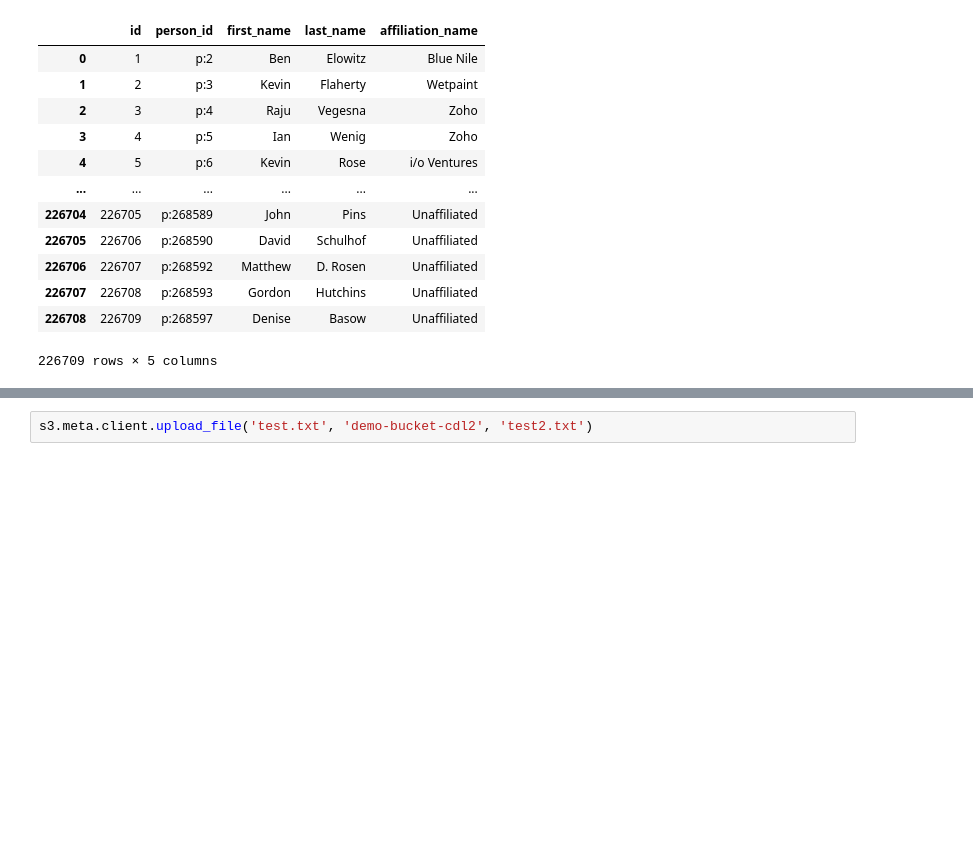
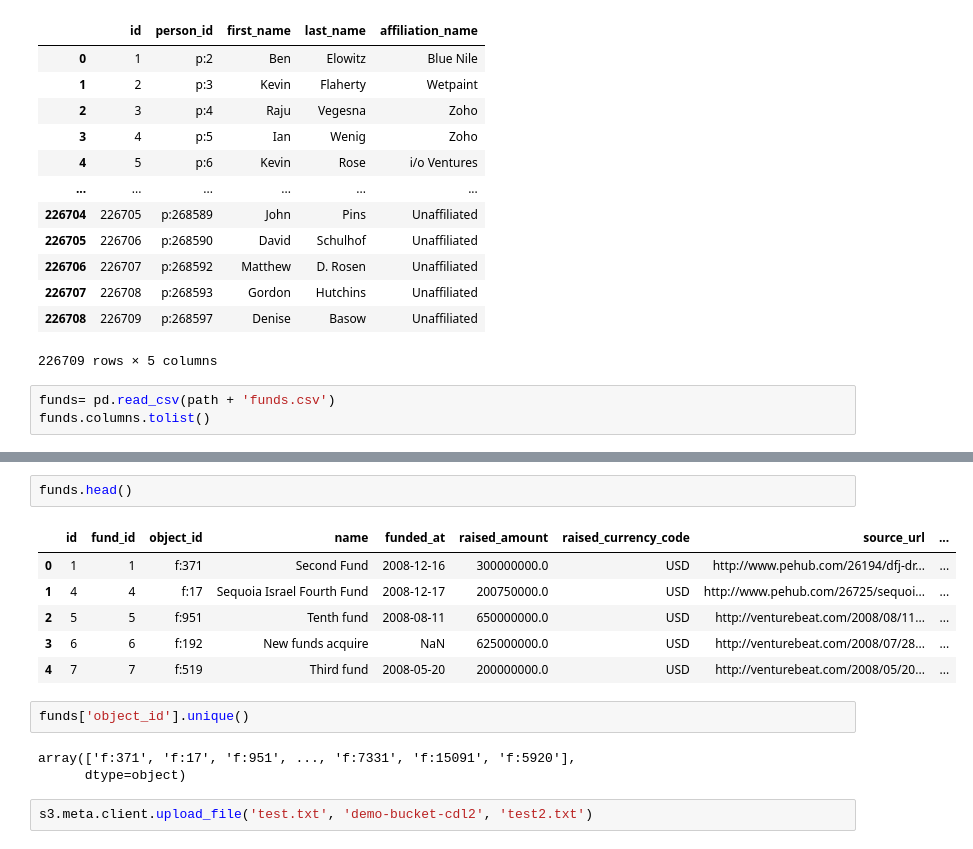
Before and after one commit to PaulIsenberg/FWIP_Venture, a Jupyter notebook: ETL.ipynb, the cells around one changed output, grey strips where cells are left out. Cells and saved outputs as stored; diff of their text form; blank space fills up the shorter version.

```diff
--- a/ETL.ipynb
+++ b/ETL.ipynb
@@ -330,3 +346,6 @@ people
 | 226707 | 226708 | p:268593 | Gordon | Hutchins | Unaffiliated |
 | 226708 | 226709 | p:268597 | Denise | Basow | Unaffiliated |
 226709 rows × 5 columns
+# %%
+funds= pd.read_csv(path + 'funds.csv')
+funds.columns.tolist()
@@ -333,3 +364,17 @@ people
+# %%
+funds.head()
+# %% [output]
+|  | id | fund_id | object_id | name | funded_at | raised_amount | raised_currency_code | source_url | ... |
+| 0 | 1 | 1 | f:371 | Second Fund | 2008-12-16 | 300000000.0 | USD | http://www.pehub.com/26194/dfj-dr... | ... |
+| 1 | 4 | 4 | f:17 | Sequoia Israel Fourth Fund | 2008-12-17 | 200750000.0 | USD | http://www.pehub.com/26725/sequoi... | ... |
+| 2 | 5 | 5 | f:951 | Tenth fund | 2008-08-11 | 650000000.0 | USD | http://venturebeat.com/2008/08/11... | ... |
+| 3 | 6 | 6 | f:192 | New funds acquire | NaN | 625000000.0 | USD | http://venturebeat.com/2008/07/28... | ... |
+| 4 | 7 | 7 | f:519 | Third fund | 2008-05-20 | 200000000.0 | USD | http://venturebeat.com/2008/05/20... | ... |
+# %%
+funds['object_id'].unique()
+# %% [output]
+array(['f:371', 'f:17', 'f:951', ..., 'f:7331', 'f:15091', 'f:5920'],
+      dtype=object)
 # %%
 s3.meta.client.upload_file('test.txt', 'demo-bucket-cdl2', 'test2.txt')
 # %%
```
Also changed, not shown: parts of 6 cells of this notebook, 1 other file.
